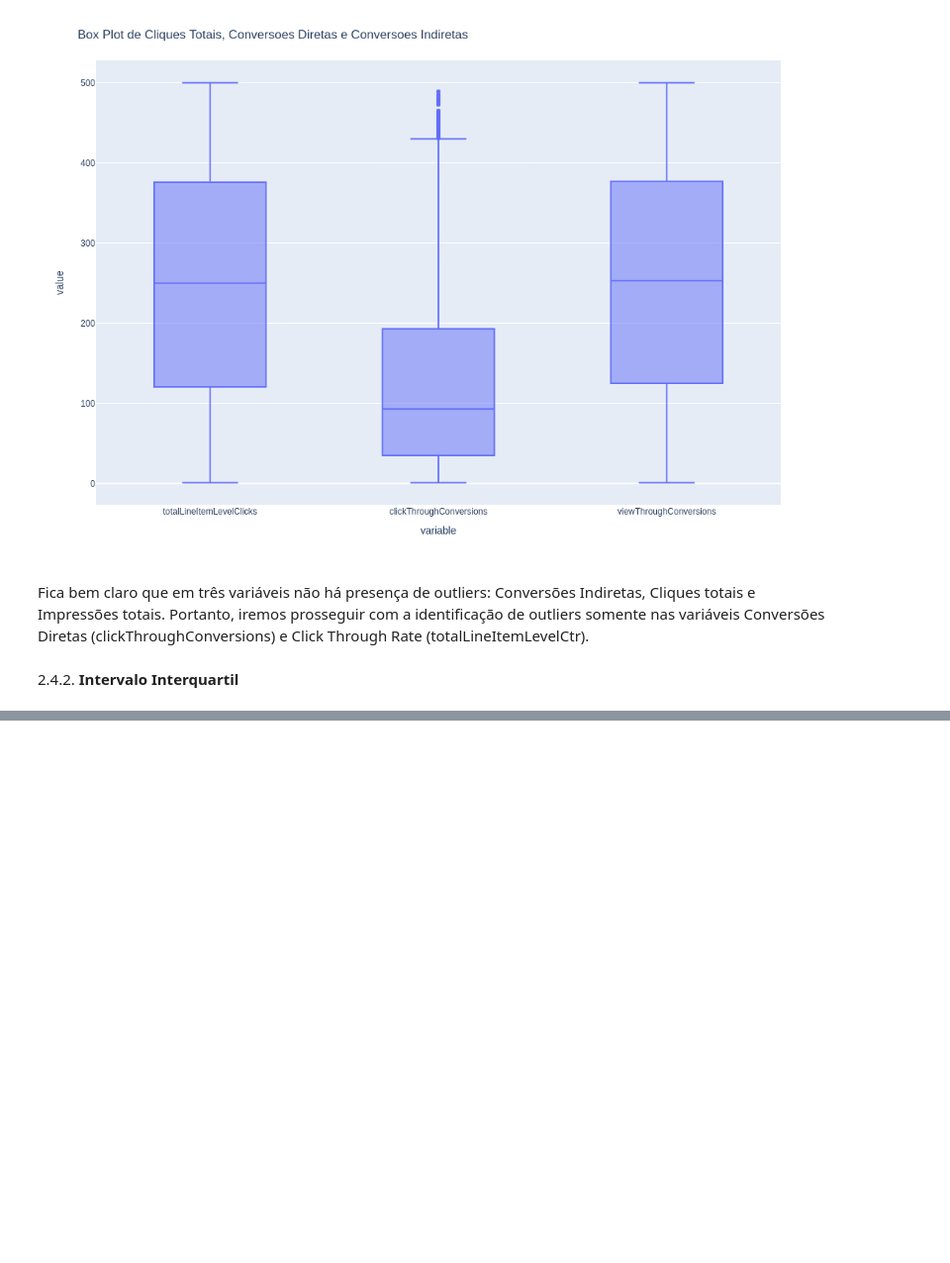
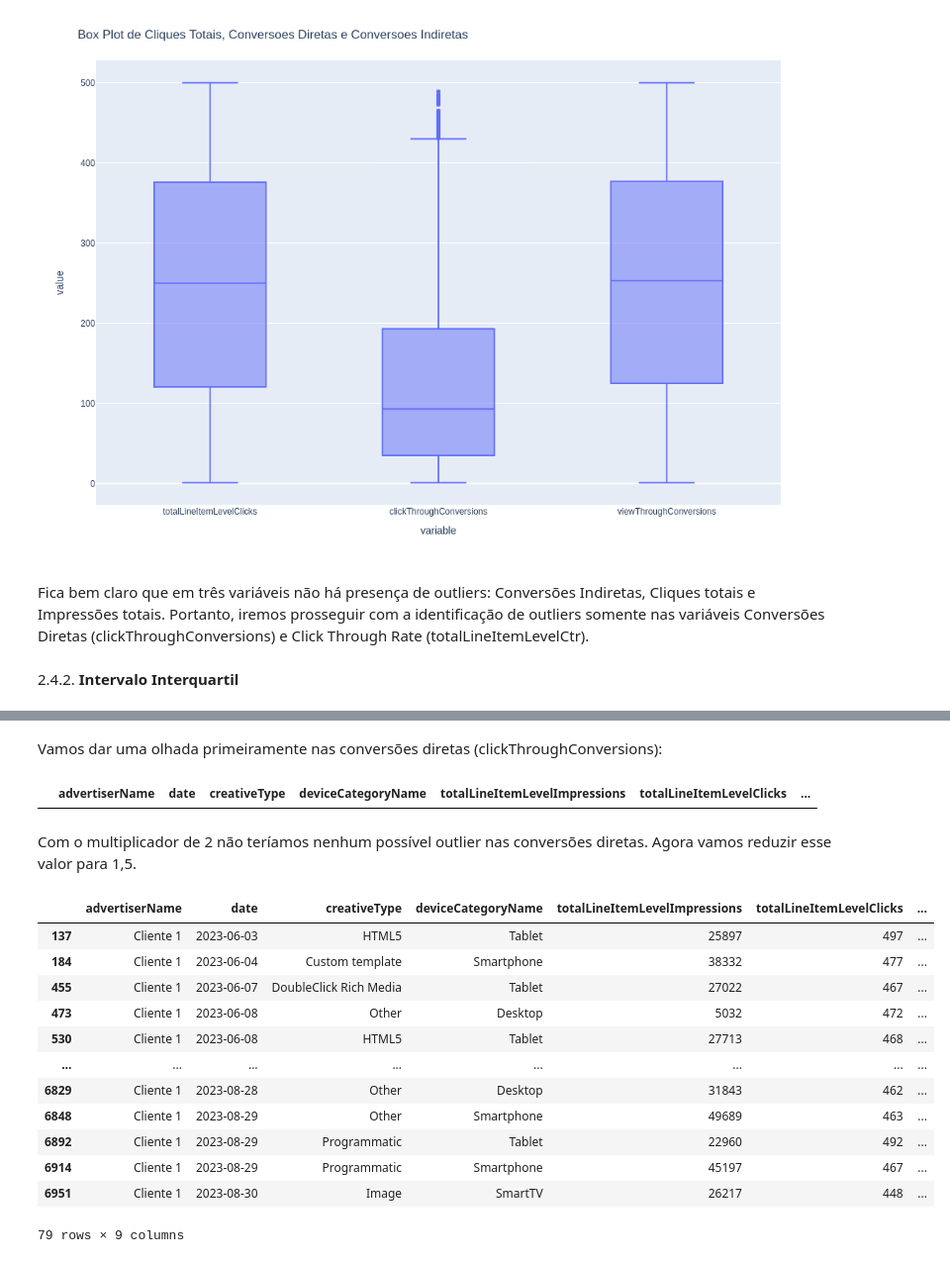
Before and after one commit to brunodifranco/bruno-case-tecnico-rbs, a Jupyter notebook: 12-10-2023-bruno-case-tecnico.ipynb, the cells around one changed output, grey strips where cells are left out. Shown at 99% size. Saved outputs shown, nothing was run; the diff lists cells and outputs as text; code cells hidden in the pictures; blank space fills up the shorter version.

```diff
--- a/12-10-2023-bruno-case-tecnico.ipynb
+++ b/12-10-2023-bruno-case-tecnico.ipynb
@@ -743,0 +749,24 @@ print("Outliers:", outliers)
+# %% [markdown]
+Vamos dar uma olhada primeiramente nas conversões diretas (clickThroughConversions):
+# %%
+intervalo_interquartil(df, "clickThroughConversions", 2)
+# %% [output]
+|  | advertiserName | date | creativeType | deviceCategoryName | totalLineItemLevelImpressions | totalLineItemLevelClicks | ... |
+# %% [markdown]
+Com o multiplicador de 2 não teríamos nenhum possível outlier nas conversões diretas. Agora vamos reduzir esse valor para 1,5.
+# %%
+intervalo_interquartil(df, "clickThroughConversions", 1.5)
+# %% [output]
+|  | advertiserName | date | creativeType | deviceCategoryName | totalLineItemLevelImpressions | totalLineItemLevelClicks | ... |
+| 137 | Cliente 1 | 2023-06-03 | HTML5 | Tablet | 25897 | 497 | ... |
+| 184 | Cliente 1 | 2023-06-04 | Custom template | Smartphone | 38332 | 477 | ... |
+| 455 | Cliente 1 | 2023-06-07 | DoubleClick Rich Media | Tablet | 27022 | 467 | ... |
+| 473 | Cliente 1 | 2023-06-08 | Other | Desktop | 5032 | 472 | ... |
+| 530 | Cliente 1 | 2023-06-08 | HTML5 | Tablet | 27713 | 468 | ... |
+| ... | ... | ... | ... | ... | ... | ... | ... |
+| 6829 | Cliente 1 | 2023-08-28 | Other | Desktop | 31843 | 462 | ... |
+| 6848 | Cliente 1 | 2023-08-29 | Other | Smartphone | 49689 | 463 | ... |
+| 6892 | Cliente 1 | 2023-08-29 | Programmatic | Tablet | 22960 | 492 | ... |
+| 6914 | Cliente 1 | 2023-08-29 | Programmatic | Smartphone | 45197 | 467 | ... |
+| 6951 | Cliente 1 | 2023-08-30 | Image | SmartTV | 26217 | 448 | ... |
+79 rows × 9 columns
```
Also changed, not shown: parts of 23 cells of this notebook, 1 other file.
